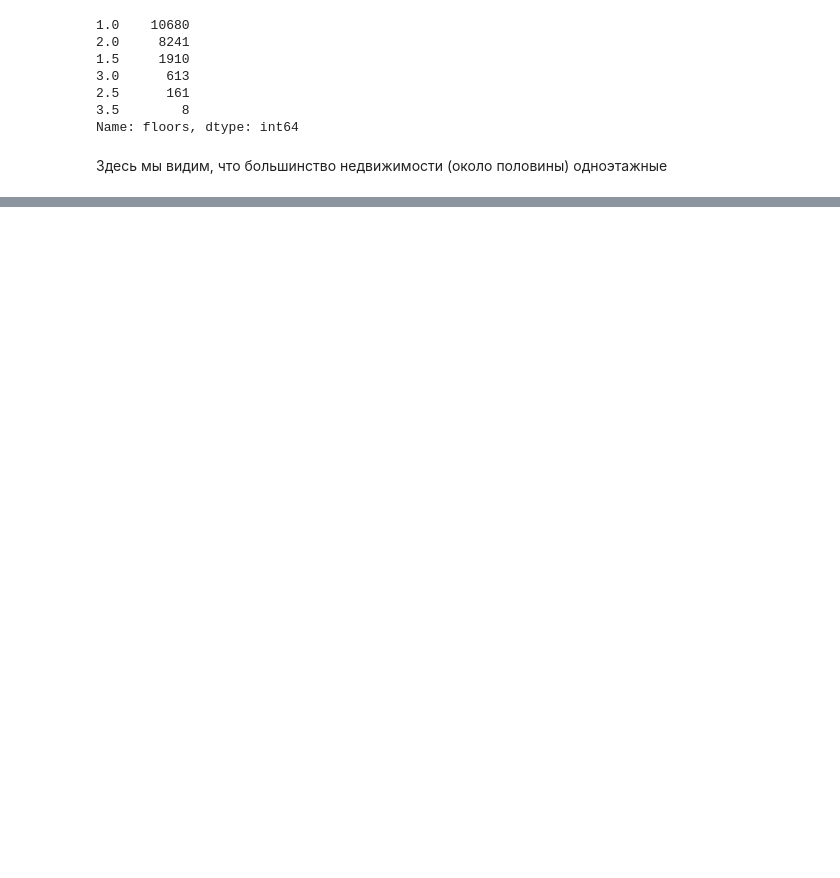
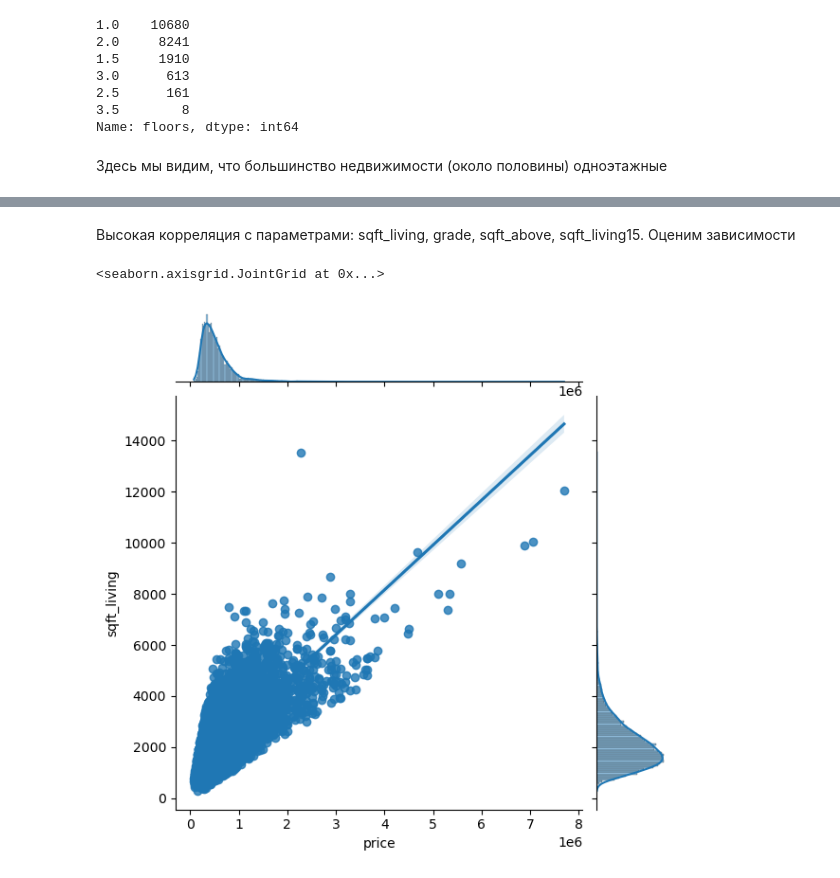
Before and after one commit to Ka3aner/GB_Practice_Python_2, a Jupyter notebook: Семинар 4/HW_4.ipynb, the cells around one changed output, grey strips where cells are left out. Cells and saved outputs as stored; diff of their text form; code cells hidden in the pictures; blank space fills up the shorter version.

```diff
--- a/Семинар 4/HW_4.ipynb
+++ b/Семинар 4/HW_4.ipynb
@@ -140,0 +166,7 @@ Name: floors, dtype: int64
+# %% [markdown]
+Высокая корреляция с параметрами: sqft_living, grade, sqft_above, sqft_living15. Оценим зависимости
+# %%
+sns.jointplot(x=df["price"], y=df["sqft_living"], kind="reg");
+# %% [output]
+<seaborn.axisgrid.JointGrid at 0x...>
+[figure, added]
```
Also changed, not shown: parts of 20 cells of this notebook.
